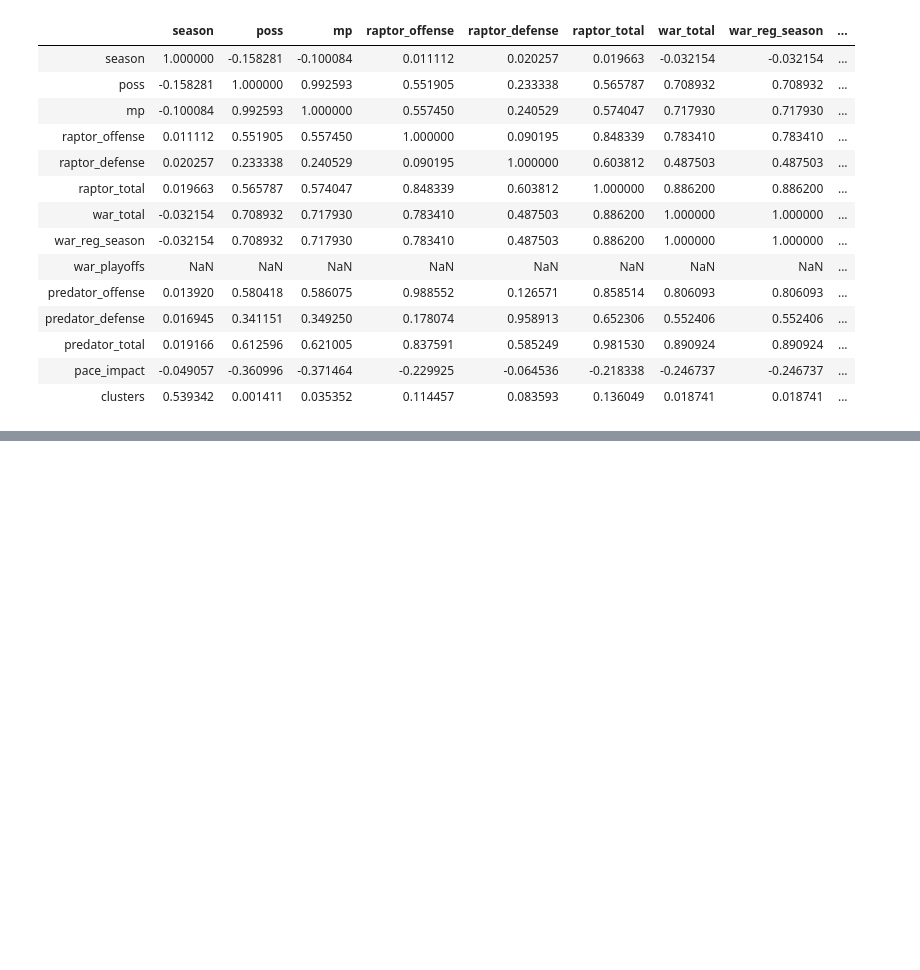
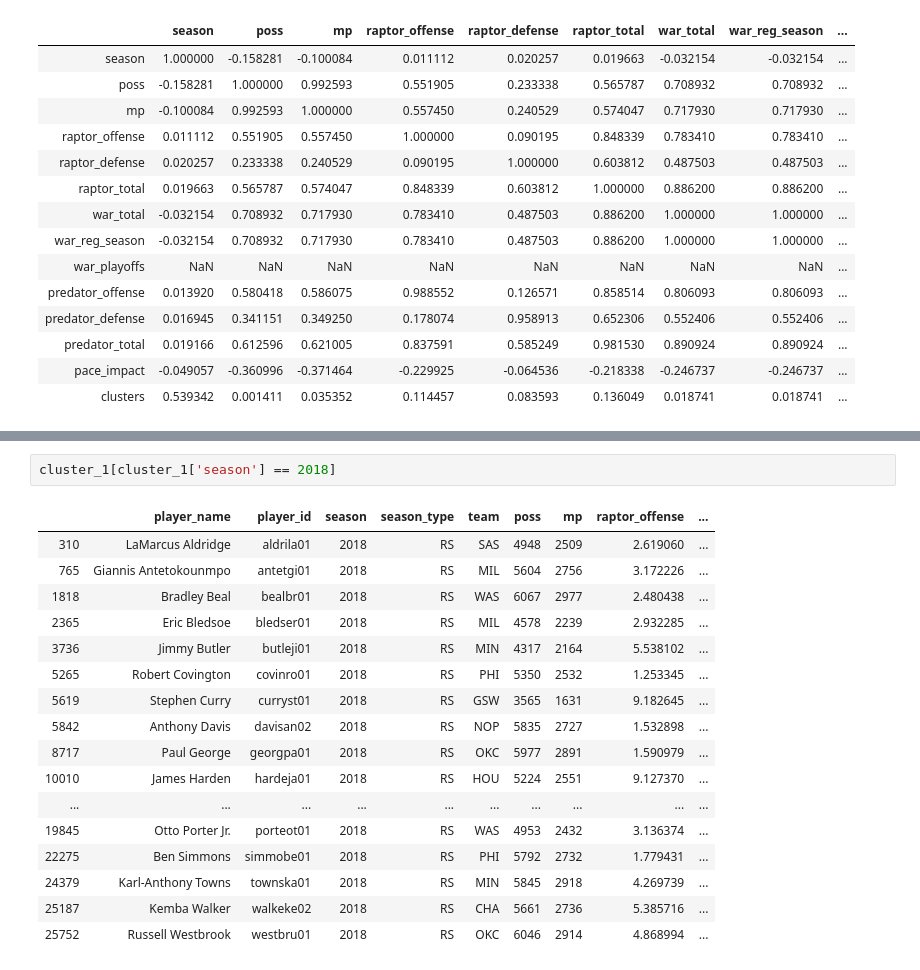
Before and after one commit to brandonmojica/nba_postion_classification, a Jupyter notebook: notebooks/raptor_all_data_cluster.ipynb, the cells around one changed output, grey strips where cells are left out. Cells and saved outputs as stored; diff of their text form; blank space fills up the shorter version.

```diff
--- a/notebooks/raptor_all_data_cluster.ipynb
+++ b/notebooks/raptor_all_data_cluster.ipynb
@@ -178,0 +211,20 @@ regular_season_df
+# %%
+cluster_1[cluster_1['season'] == 2018]
+# %% [output]
+|  | player_name | player_id | season | season_type | team | poss | mp | raptor_offense | ... |
+| 310 | LaMarcus Aldridge | aldrila01 | 2018 | RS | SAS | 4948 | 2509 | 2.619060 | ... |
+| 765 | Giannis Antetokounmpo | antetgi01 | 2018 | RS | MIL | 5604 | 2756 | 3.172226 | ... |
+| 1818 | Bradley Beal | bealbr01 | 2018 | RS | WAS | 6067 | 2977 | 2.480438 | ... |
+| 2365 | Eric Bledsoe | bledser01 | 2018 | RS | MIL | 4578 | 2239 | 2.932285 | ... |
+| 3736 | Jimmy Butler | butleji01 | 2018 | RS | MIN | 4317 | 2164 | 5.538102 | ... |
+| 5265 | Robert Covington | covinro01 | 2018 | RS | PHI | 5350 | 2532 | 1.253345 | ... |
+| 5619 | Stephen Curry | curryst01 | 2018 | RS | GSW | 3565 | 1631 | 9.182645 | ... |
+| 5842 | Anthony Davis | davisan02 | 2018 | RS | NOP | 5835 | 2727 | 1.532898 | ... |
+| 8717 | Paul George | georgpa01 | 2018 | RS | OKC | 5977 | 2891 | 1.590979 | ... |
+| 10010 | James Harden | hardeja01 | 2018 | RS | HOU | 5224 | 2551 | 9.127370 | ... |
+| ... | ... | ... | ... | ... | ... | ... | ... | ... | ... |
+| 19845 | Otto Porter Jr. | porteot01 | 2018 | RS | WAS | 4953 | 2432 | 3.136374 | ... |
+| 22275 | Ben Simmons | simmobe01 | 2018 | RS | PHI | 5792 | 2732 | 1.779431 | ... |
+| 24379 | Karl-Anthony Towns | townska01 | 2018 | RS | MIN | 5845 | 2918 | 4.269739 | ... |
+| 25187 | Kemba Walker | walkeke02 | 2018 | RS | CHA | 5661 | 2736 | 5.385716 | ... |
+| 25752 | Russell Westbrook | westbru01 | 2018 | RS | OKC | 6046 | 2914 | 4.868994 | ... |
```
Also changed, not shown: parts of 5 cells of this notebook, 3 other files.
